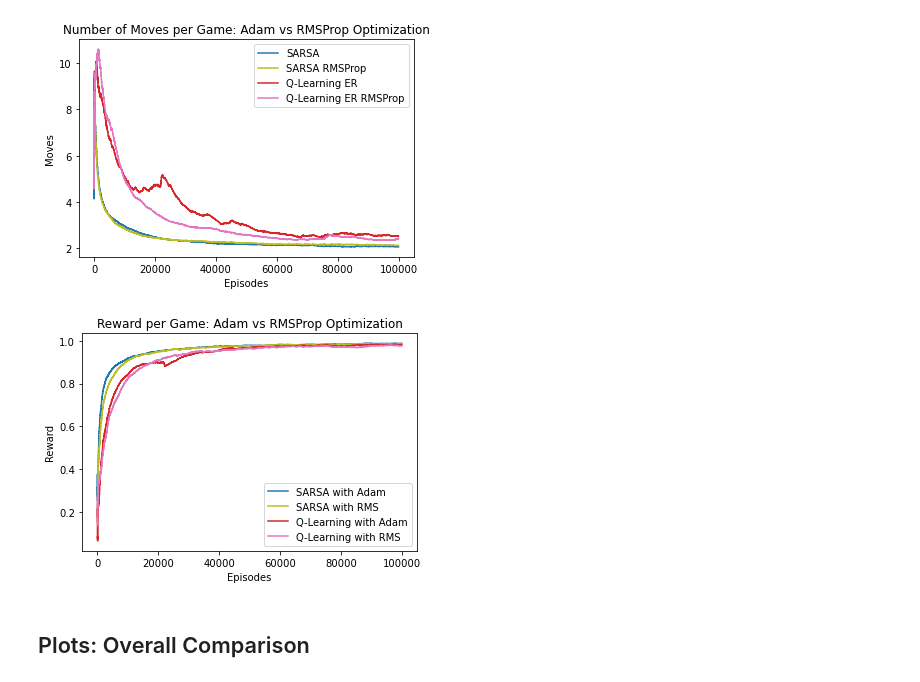
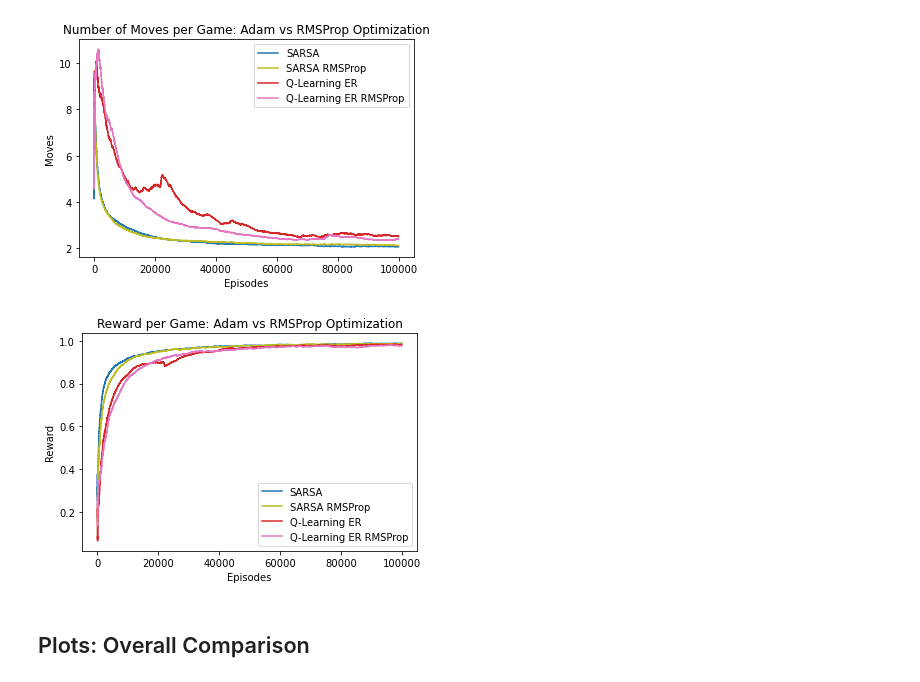
Before and after one commit to ukarag/ReinforcementLearning, a Jupyter notebook: Assignment.ipynb, the cells around one changed output. Saved outputs shown, nothing was run; the diff lists cells and outputs as text; code cells hidden in the pictures.

```diff
--- a/Assignment.ipynb
+++ b/Assignment.ipynb
@@ -891,30 +891,30 @@ plt.show()
 # %%
 # load data from csv file (take ema file)
 qlearning_reward_replay_rms = pd.read_csv("csv/ema_reward_qlearning_replay_rms.csv")
 qlearning_reward_replay_rms  = qlearning_reward_replay_rms .iloc[: , 1:]
 
 qlearning_reward_replay = pd.read_csv("csv/ema_reward_qlearning_replay.csv")
 qlearning_reward_replay = qlearning_reward_replay.iloc[: , 1:]
 
 sarsa_reward = pd.read_csv('csv/ema_reward_sarsa.csv')
 sarsa_reward = sarsa_reward.iloc[: , 1:]
 
 sarsa_reward_rms = pd.read_csv('csv/ema_reward_sarsa_rms.csv')
 sarsa_reward_rms = sarsa_reward_rms.iloc[: , 1:]
 
 # plot
-plt.plot(sarsa_reward[10:], label="SARSA with Adam", color=sarsa_color)
-plt.plot(sarsa_reward_rms[10:], label="SARSA with RMS", color=sarsa_color_rms)
-plt.plot(qlearning_reward_replay[10:], label="Q-Learning with Adam", color=qlearning_replay_color)
-plt.plot(qlearning_reward_replay_rms[10:], label="Q-Learning with RMS", color=qlearning_color_rms)
+plt.plot(sarsa_reward[10:], label=sarsa_label, color=sarsa_color)
+plt.plot(sarsa_reward_rms[10:], label=sarsa_rms_label, color=sarsa_color_rms)
+plt.plot(qlearning_reward_replay[10:], label=qlearning_replay_label, color=qlearning_replay_color)
+plt.plot(qlearning_reward_replay_rms[10:], label=qlearning_replay_rms_label, color=qlearning_color_rms)
 plt.xlabel("Episodes")
 plt.ylabel("Reward")
 plt.title("Reward per Game: Adam vs RMSProp Optimization")
 plt.legend()
-plt.savefig("pdf/reward_adapted_reward_comparison.pdf")
+plt.savefig("pdf/reward_optimization_comparison.pdf")
 plt.show()
 # %% [output]
-[figure, old version]
+[figure, new version]
 # %% [markdown]
 ## Plots: Overall Comparison
 # %% [markdown]
```
Also changed, not shown: parts of 2 cells of this notebook, 6 other files.
